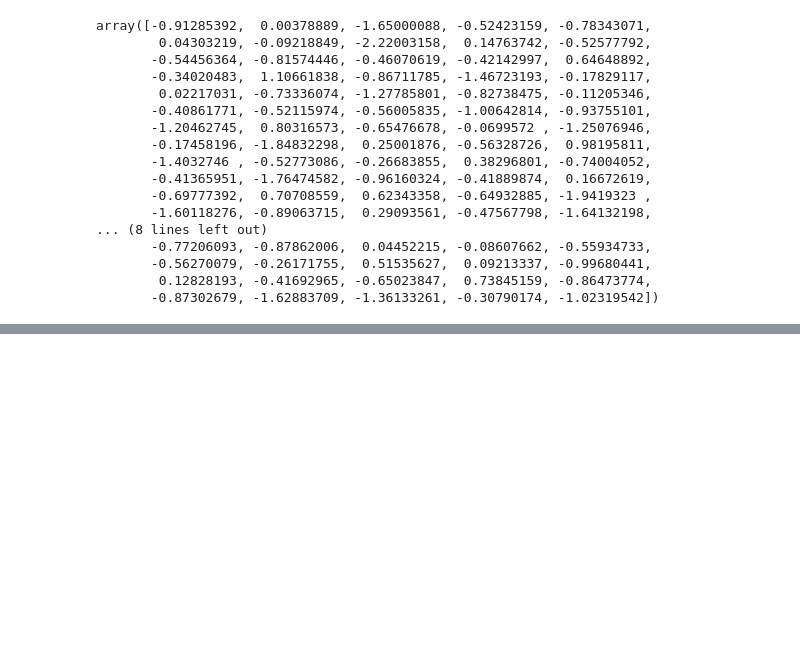
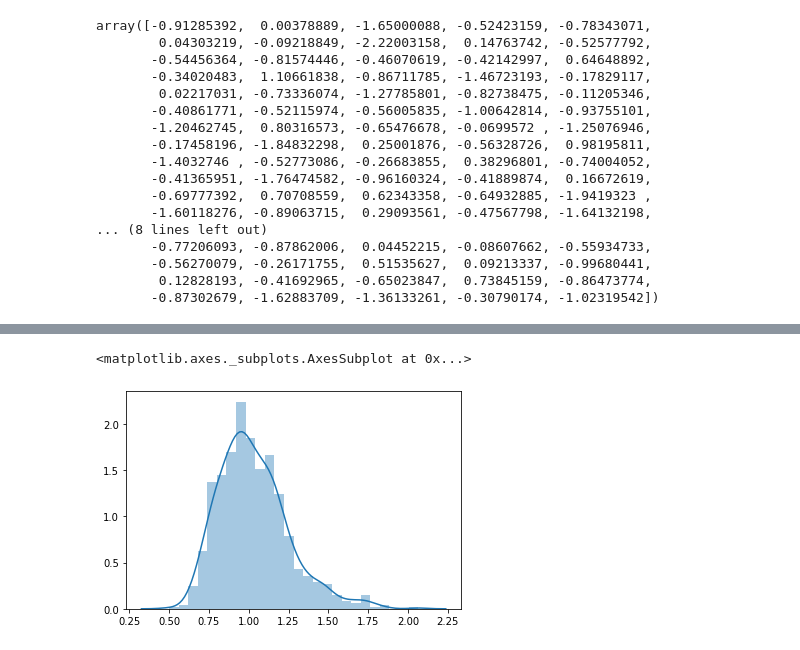
Before and after one commit to bohyunshin/measurement_error_model, a Jupyter notebook: diagnosis plot.ipynb, the cells around one changed output, grey strips where cells are left out. Cells and saved outputs as stored; diff of their text form; code cells hidden in the pictures; blank space fills up the shorter version.

Commit message:
updated mc simulation script

```diff
--- a/diagnosis plot.ipynb
+++ b/diagnosis plot.ipynb
@@ -269,0 +244,13 @@ mcmc.params[k].shape
+# %%
+mode_result = pickle.load(open('../model/MC_SIMUL_SLR_MEM_1200.pkl','rb'))
+true_val = {'beta0':-1, 'beta1':1, 'mu_x':0.5, 's2_ep':1, 's2_x':1, 's2_v':0.5, 's2_d':2}
+B = len(mode_result['beta0'])
+params = true_val.keys()
+for param in params:
+    sd = np.std(mode_result[param])
+    mu = np.mean(mode_result[param])
+    stat = (mu - true_val[param])/sd  * np.sqrt(B)
+    print(f'{param} MC Simulation Result')
+    print(f'mu: {mu}')
+    print(f'sd: {sd}')
+    print(f'test statistic: {stat}\n')
@@ -269,0 +275,5 @@ mcmc.params[k].shape
+# %%
+sns.distplot(mode_result['beta1'])dfdf
+# %% [output]
+<matplotlib.axes._subplots.AxesSubplot at 0x...>
+[figure, added]
```
Also changed, not shown: parts of 8 cells of this notebook, 5 other files.
